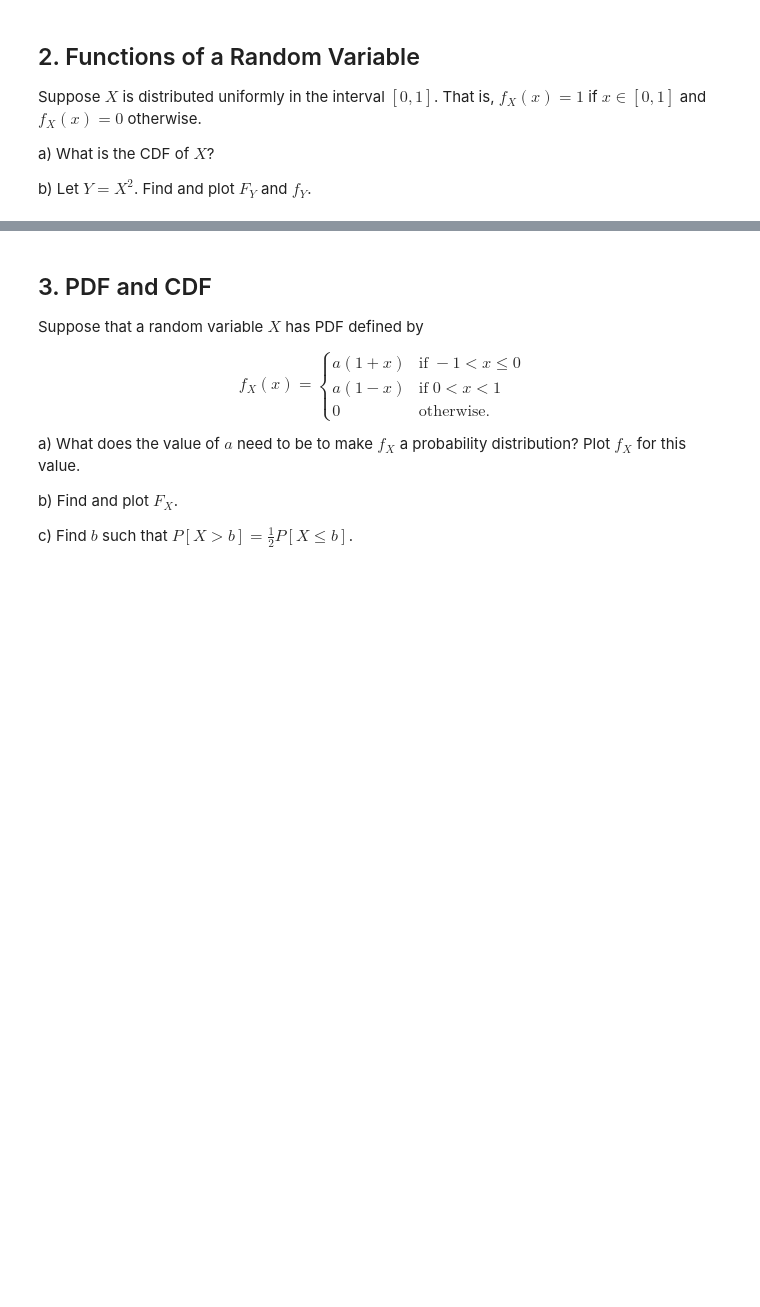
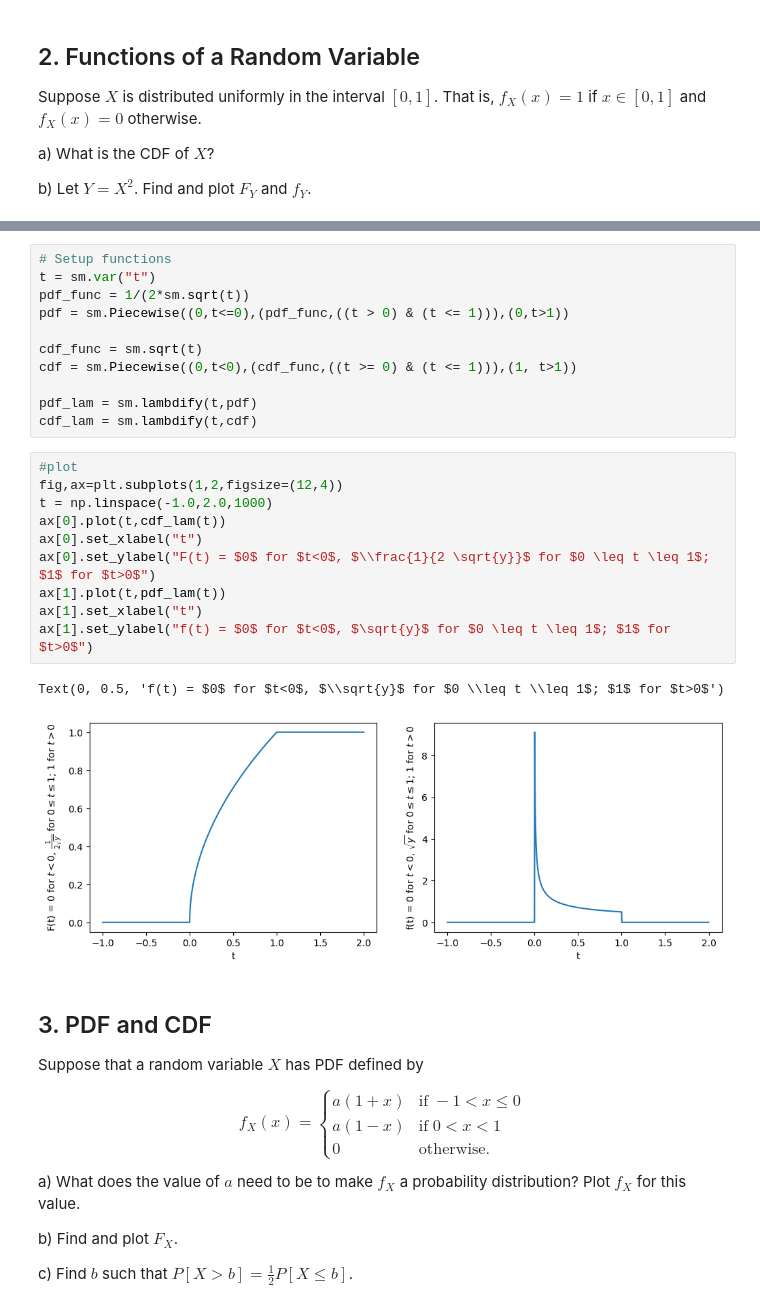
Before and after one commit to enriquea02/uw, a Jupyter notebook: eep502_analytical_methods_for_electrical_engineering/homework/HW_08_Probability_and_Markov_Processes_eantunano.ipynb, the cells around one changed output, grey strips where cells are left out. Cells and saved outputs as stored; diff of their text form; blank space fills up the shorter version.

```diff
--- a/eep502_analytical_methods_for_electrical_engineering/homework/HW_08_Probability_and_Markov_Processes_eantunano.ipynb
+++ b/eep502_analytical_methods_for_electrical_engineering/homework/HW_08_Probability_and_Markov_Processes_eantunano.ipynb
@@ -151,3 +185,27 @@ b) Let $Y = X^2$. Find and plot $F_Y$ and $f_Y$.
+# %%
+# Setup functions
+t = sm.var("t")
+pdf_func = 1/(2*sm.sqrt(t))
+pdf = sm.Piecewise((0,t<=0),(pdf_func,((t > 0) & (t <= 1))),(0,t>1))
+
+cdf_func = sm.sqrt(t)
+cdf = sm.Piecewise((0,t<0),(cdf_func,((t >= 0) & (t <= 1))),(1, t>1))
+
+pdf_lam = sm.lambdify(t,pdf)
+cdf_lam = sm.lambdify(t,cdf)
+# %%
+#plot
+fig,ax=plt.subplots(1,2,figsize=(12,4))
+t = np.linspace(-1.0,2.0,1000)
+ax[0].plot(t,cdf_lam(t))
+ax[0].set_xlabel("t")
+ax[0].set_ylabel("F(t) = $0$ for $t<0$, $\\frac{1}{2 \sqrt{y}}$ for $0 \leq t \leq 1$; $1$ for $t>0$")
+ax[1].plot(t,pdf_lam(t))
+ax[1].set_xlabel("t")
+ax[1].set_ylabel("f(t) = $0$ for $t<0$, $\sqrt{y}$ for $0 \leq t \leq 1$; $1$ for $t>0$")
+# %% [output]
+Text(0, 0.5, 'f(t) = $0$ for $t<0$, $\\sqrt{y}$ for $0 \\leq t \\leq 1$; $1$ for $t>0$')
+[figure, added]
 # %% [markdown]
 ## 3. PDF and CDF
 
```
Also changed, not shown: parts of 2 cells of this notebook.
